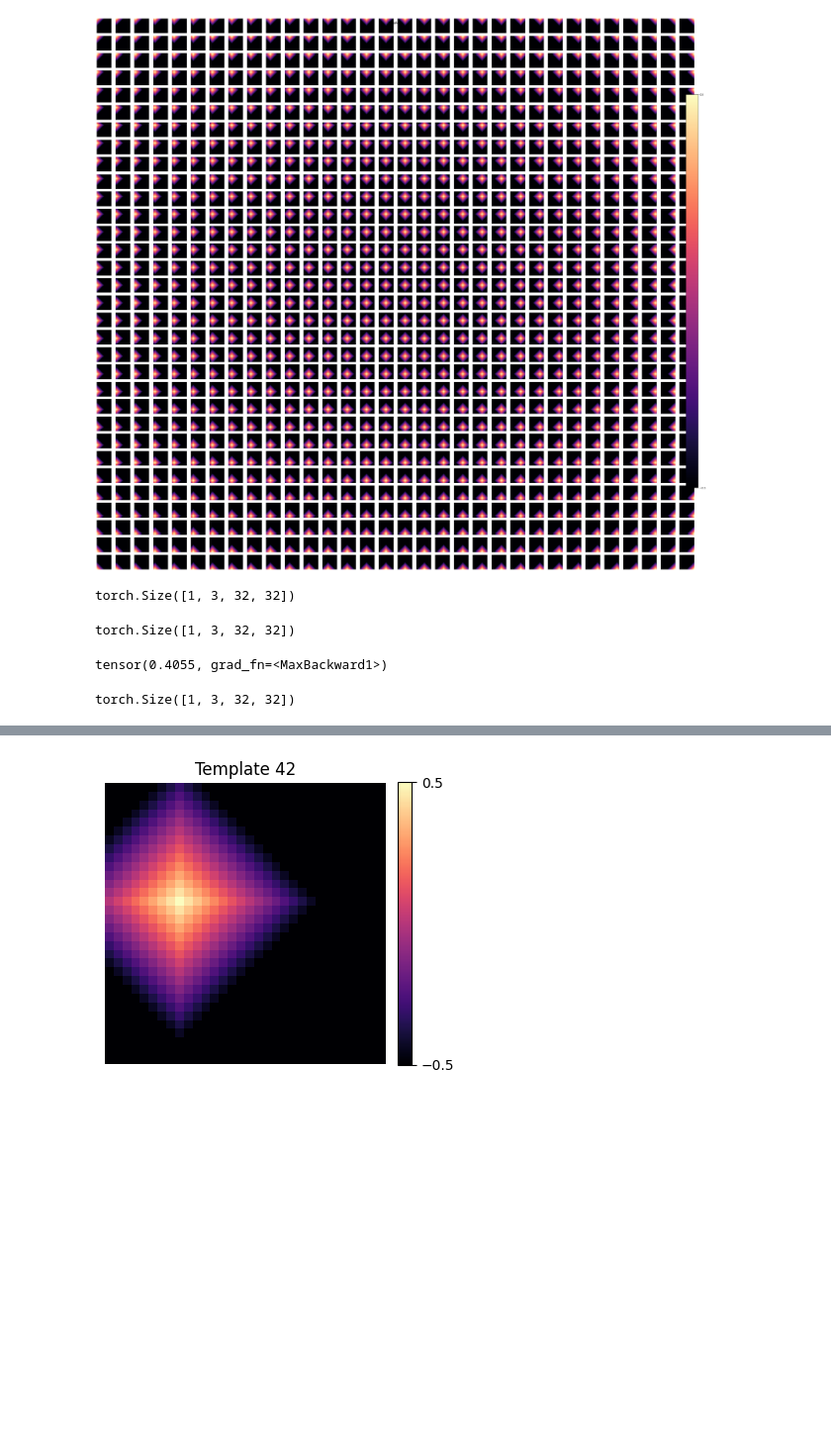
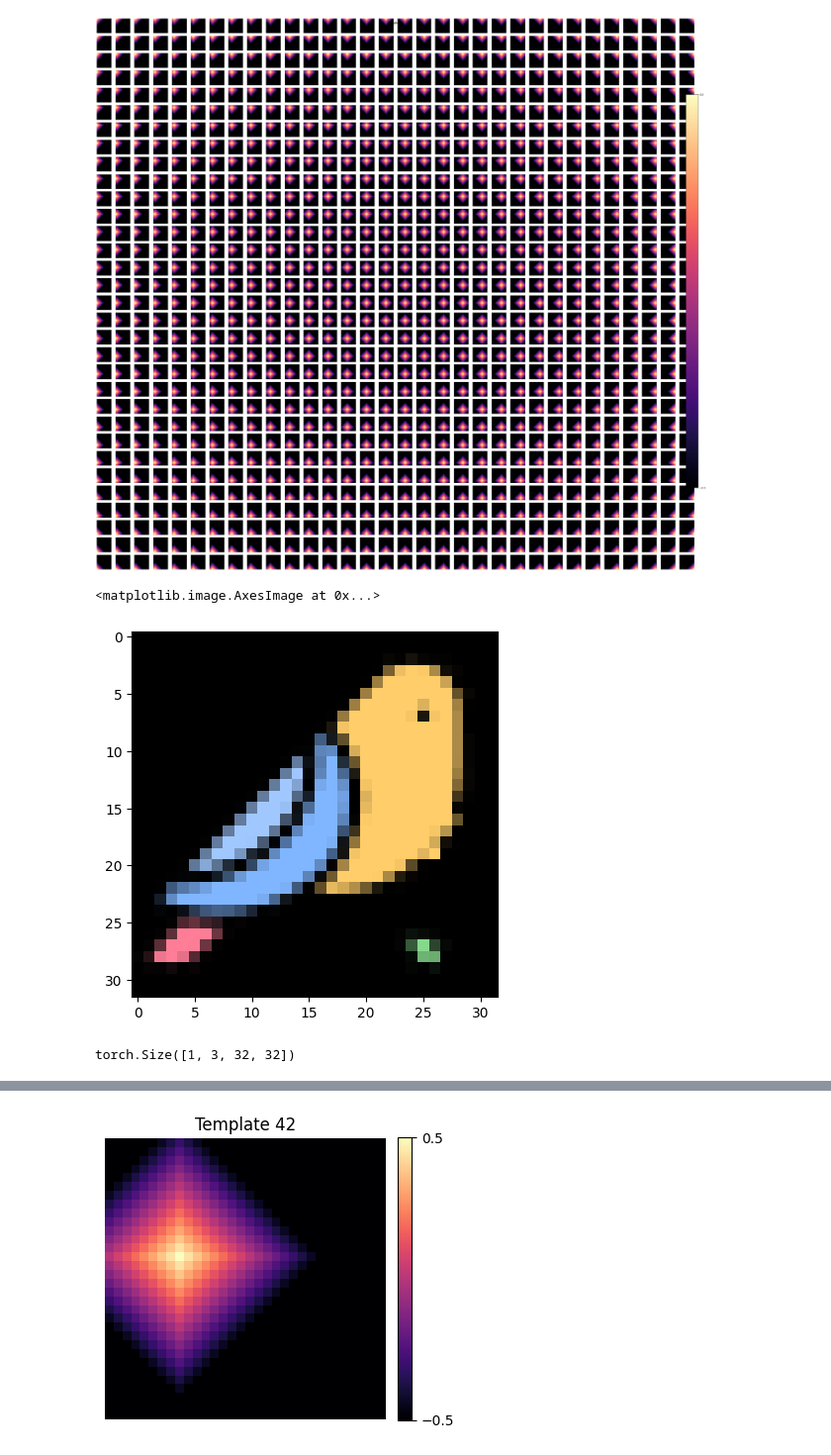
Before and after one commit to valentinafeve/interpretability, a Jupyter notebook: notebook_v1.ipynb, the cells around one changed output, grey strips where cells are left out. Shown at 99% size. Drawn from its saved outputs; the diff is of its cells as text; code cells hidden in the pictures; blank space fills up the shorter version.

```diff
--- a/notebook_v1.ipynb
+++ b/notebook_v1.ipynb
@@ -63,22 +69,15 @@ plot_tensors(interpretable_cnn.templates.unsqueeze(0), title='Templates')
 # %%
 image = Image.open("examples/bird_32_32.png")
 image_as_tensor = ToTensor()(image).unsqueeze(0)[:, :3, :, :]
-image_as_tensor.shape
+plt.imshow(ToPILImage()(image_as_tensor[0]))
 # %% [output]
-torch.Size([1, 3, 32, 32])
+<matplotlib.image.AxesImage at 0x...>
+[figure, added]
 # %%
 output = interpretable_cnn(image_as_tensor)
 output.shape
 # %% [output]
 torch.Size([1, 3, 32, 32])
-# %%
-output.max()
-# %% [output]
-tensor(0.4055, grad_fn=<MaxBackward1>)
-# %%
-output.shape
-# %% [output]
-torch.Size([1, 3, 32, 32])
 # %%
 for i in range(filters):
     image = output[0, i, :, :]
```
Also changed, not shown: parts of 17 cells of this notebook, 10 other files.
